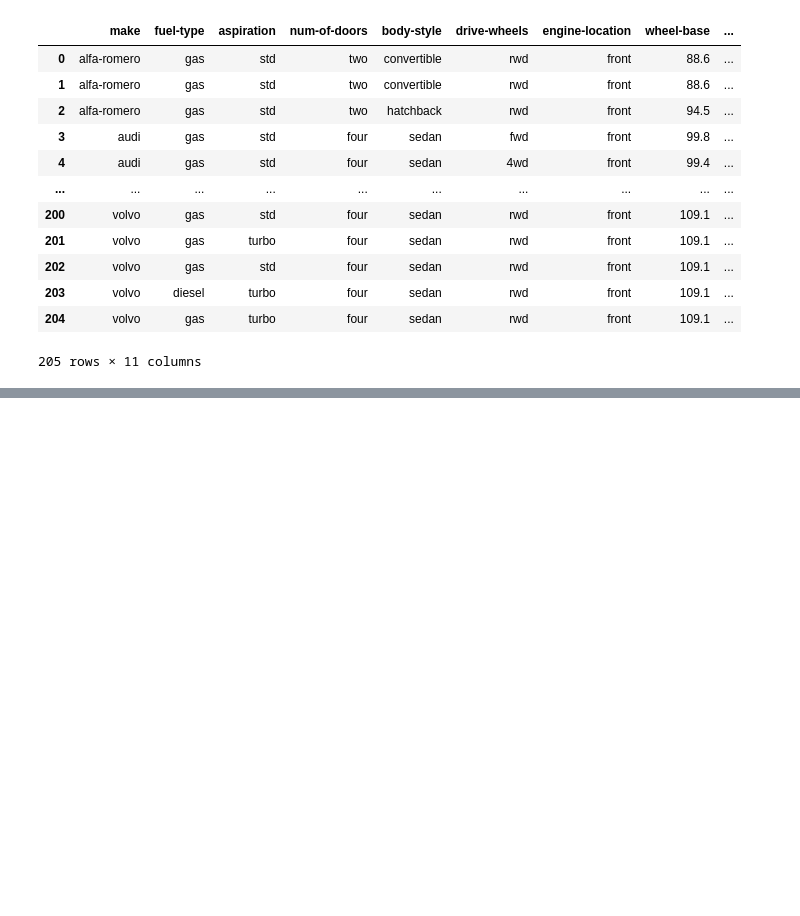
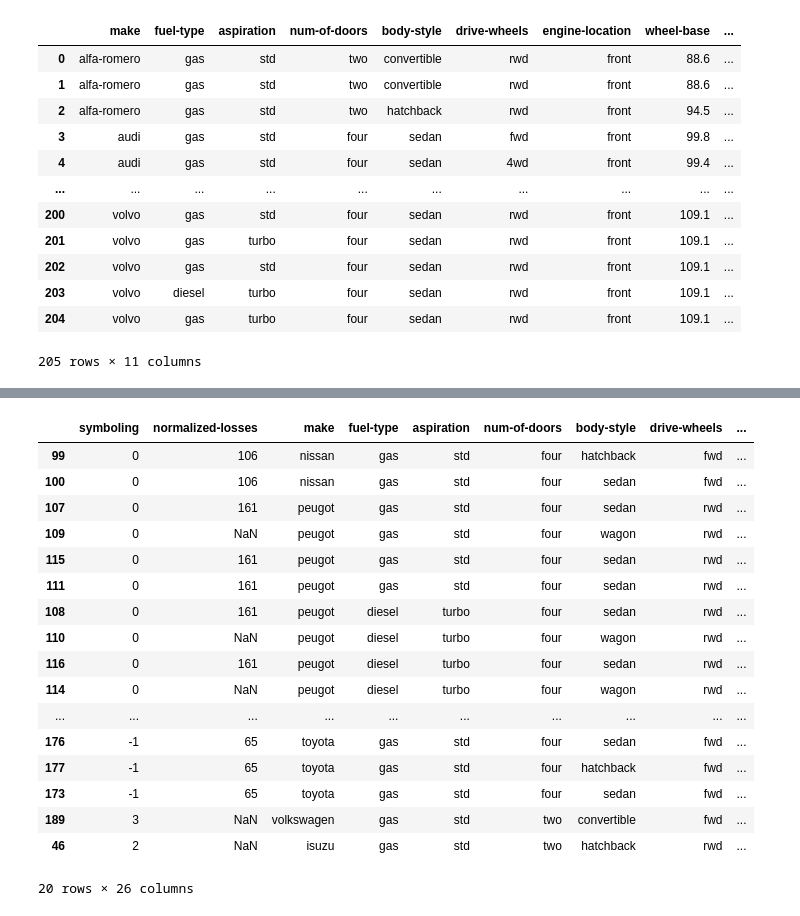
Before and after one commit to dharantej1/TEK_Training, a Jupyter notebook: Python Day 6 - Pandas.ipynb, the cells around one changed output, grey strips where cells are left out. Drawn from its saved outputs; the diff is of its cells as text; code cells hidden in the pictures; blank space fills up the shorter version.

```diff
--- a/Python Day 6 - Pandas.ipynb
+++ b/Python Day 6 - Pandas.ipynb
@@ -453,0 +508,21 @@ autoprice_DF.iloc[:,2:13]
+# %%
+autoprice_DF.sort_values(by="horsepower",ascending=False).head(20)
+# %% [output]
+|  | symboling | normalized-losses | make | fuel-type | aspiration | num-of-doors | body-style | drive-wheels | ... |
+| 99 | 0 | 106 | nissan | gas | std | four | hatchback | fwd | ... |
+| 100 | 0 | 106 | nissan | gas | std | four | sedan | fwd | ... |
+| 107 | 0 | 161 | peugot | gas | std | four | sedan | rwd | ... |
+| 109 | 0 | NaN | peugot | gas | std | four | wagon | rwd | ... |
+| 115 | 0 | 161 | peugot | gas | std | four | sedan | rwd | ... |
+| 111 | 0 | 161 | peugot | gas | std | four | sedan | rwd | ... |
+| 108 | 0 | 161 | peugot | diesel | turbo | four | sedan | rwd | ... |
+| 110 | 0 | NaN | peugot | diesel | turbo | four | wagon | rwd | ... |
+| 116 | 0 | 161 | peugot | diesel | turbo | four | sedan | rwd | ... |
+| 114 | 0 | NaN | peugot | diesel | turbo | four | wagon | rwd | ... |
+| ... | ... | ... | ... | ... | ... | ... | ... | ... | ... |
+| 176 | -1 | 65 | toyota | gas | std | four | sedan | fwd | ... |
+| 177 | -1 | 65 | toyota | gas | std | four | hatchback | fwd | ... |
+| 173 | -1 | 65 | toyota | gas | std | four | sedan | fwd | ... |
+| 189 | 3 | NaN | volkswagen | gas | std | two | convertible | fwd | ... |
+| 46 | 2 | NaN | isuzu | gas | std | two | hatchback | rwd | ... |
+20 rows × 26 columns
```
Also changed, not shown: parts of 33 cells of this notebook, 2 other files.
